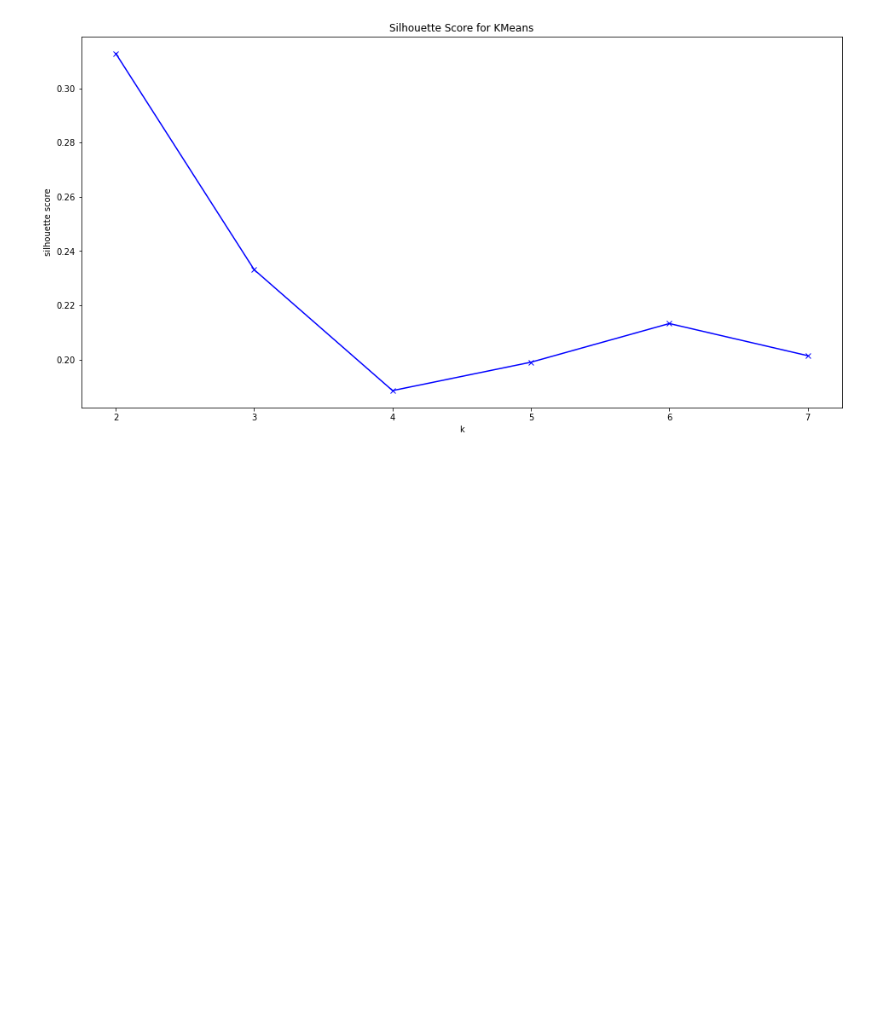
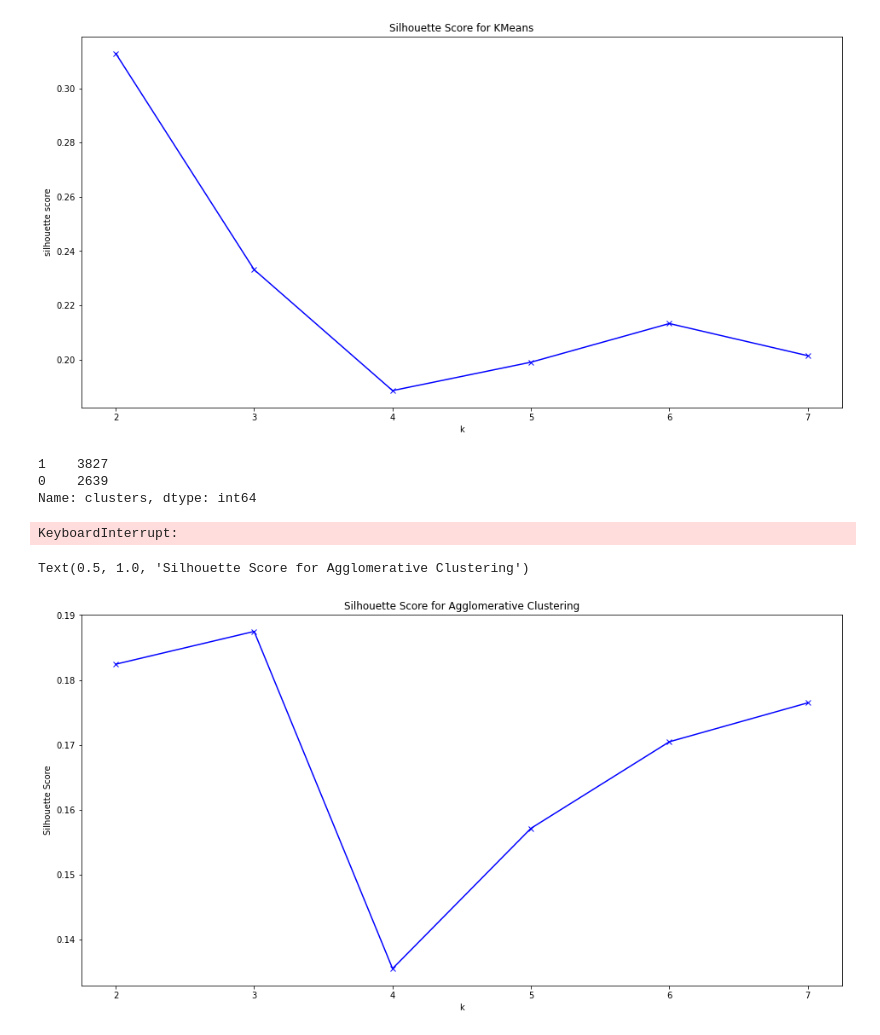
Before and after one commit to danielquer/data-pt-ber-08-20, a Jupyter notebook: Projects/module-3_projects/02_unsupervised-learning-project/your-code/speeddating-unsupervised-learning.ipynb, the cells around one changed output. Cells and saved outputs as stored; diff of their text form; code cells hidden in the pictures; blank space fills up the shorter version.

```diff
--- a/Projects/module-3_projects/02_unsupervised-learning-project/your-code/speeddating-unsupervised-learning.ipynb
+++ b/Projects/module-3_projects/02_unsupervised-learning-project/your-code/speeddating-unsupervised-learning.ipynb
@@ -538,3 +538,18 @@ plt.title('Silhouette Score for KMeans')
 # %% [output]
 Text(0.5, 1.0, 'Silhouette Score for KMeans')
 [figure]
+# %%
+from sklearn.cluster import AgglomerativeClustering
+
+agg_model = AgglomerativeClustering(n_clusters = 2)
+# %%
+# fit model and predict clusters
+agg_df = pd.DataFrame(impdf)
+
+agg_df['clusters'] = agg_model.fit_predict(impdf)
+
+agg_df['clusters'].value_counts()
+# %% [output]
+1    3827
+0    2639
+Name: clusters, dtype: int64
@@ -540,0 +558,25 @@ Text(0.5, 1.0, 'Silhouette Score for KMeans')
+# %%
+Z = linkage(agg_df)
+plt.figure(figsize=(25, 10))
+dendrogram(Z)
+plt.show()
+# %% [output]
+KeyboardInterrupt:
+# %%
+K = range(2, 8)
+silhouette = []
+
+for k in K:
+    model = AgglomerativeClustering(n_clusters=k)
+    model.fit(agg_df)
+    silhouette.append(silhouette_score(agg_df, model.fit_predict(agg_df)))
+
+plt.figure(figsize=(16,8))
+plt.plot(K, silhouette, 'bx-')
+plt.xlabel('k')
+plt.ylabel('Silhouette Score')
+plt.xticks(np.arange(min(K), max(K)+1, 1.0))
+plt.title('Silhouette Score for Agglomerative Clustering')
+# %% [output]
+Text(0.5, 1.0, 'Silhouette Score for Agglomerative Clustering')
+[figure, added]
```
Also changed, not shown: parts of 1 cell of this notebook.
